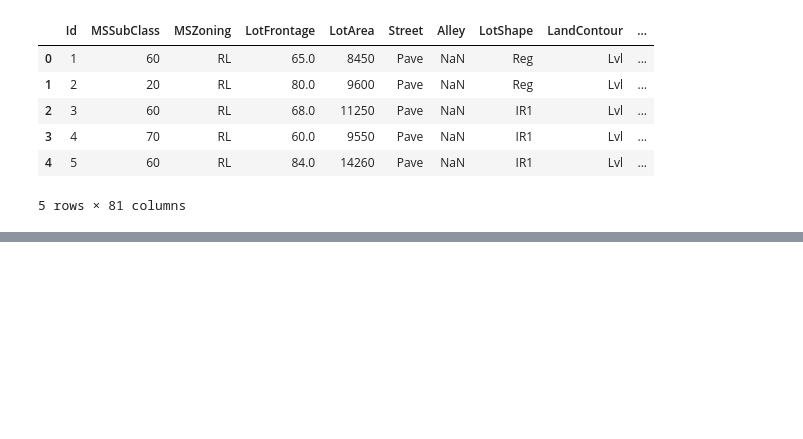
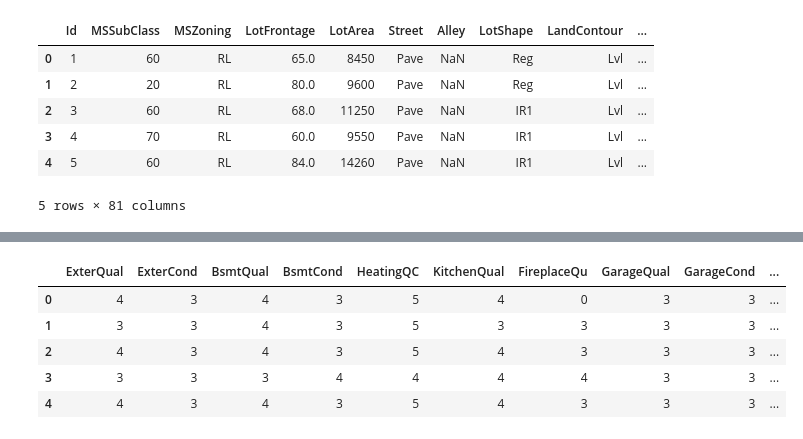
Before and after one commit to gladyssoumaa/Feature-engineering, a Jupyter notebook: features.ipynb, the cells around one changed output, grey strips where cells are left out. Cells and saved outputs as stored; diff of their text form; code cells hidden in the pictures; blank space fills up the shorter version.

```diff
--- a/features.ipynb
+++ b/features.ipynb
@@ -51,0 +78,20 @@ plt.show()
+# %%
+
+none_feature = [
+    "PoolQC", "MiscFeature", "Alley", "Fence", "FireplaceQu",
+    "GarageType", "GarageFinish", "GarageQual", "GarageCond",
+    "BsmtQual", "BsmtCond", "BsmtExposure", "BsmtFinType1", "BsmtFinType2",
+    "MasVnrType",
+]
+for col in none_feature:
+    df_train[col] = df_train[col].fillna("None")
+
+df_train["GarageYrBlt"] = df_train["GarageYrBlt"].fillna(0)
+
+
+df_train["LotFrontage"] = df_train["LotFrontage"].fillna(df_train["LotFrontage"].median())
+df_train["MasVnrArea"] = df_train["MasVnrArea"].fillna(0)
+df_train["Electrical"] = df_train["Electrical"].fillna(df_train["Electrical"].mode()[0])
+
+remaining_na = df_train.isna().sum()
+remaining_na[remaining_na > 0]
@@ -51,0 +104,19 @@ plt.show()
+# %%
+quality_order = {"None": 0, "Po": 1, "Fa": 2, "TA": 3, "Gd": 4, "Ex": 5}
+
+ordinal_quality_cols = [
+    "ExterQual", "ExterCond", "BsmtQual", "BsmtCond", "HeatingQC",
+    "KitchenQual", "FireplaceQu", "GarageQual", "GarageCond", "PoolQC",
+]
+
+for col in ordinal_quality_cols:
+    df_train[col] = df_train[col].map(quality_order)
+
+df_train[ordinal_quality_cols].head()
+# %% [output]
+|  | ExterQual | ExterCond | BsmtQual | BsmtCond | HeatingQC | KitchenQual | FireplaceQu | GarageQual | GarageCond | ... |
+| 0 | 4 | 3 | 4 | 3 | 5 | 4 | 0 | 3 | 3 | ... |
+| 1 | 3 | 3 | 4 | 3 | 5 | 3 | 3 | 3 | 3 | ... |
+| 2 | 4 | 3 | 4 | 3 | 5 | 4 | 3 | 3 | 3 | ... |
+| 3 | 3 | 3 | 3 | 4 | 4 | 4 | 4 | 3 | 3 | ... |
+| 4 | 4 | 3 | 4 | 3 | 5 | 4 | 3 | 3 | 3 | ... |
```
Also changed, not shown: parts of 26 cells of this notebook.
